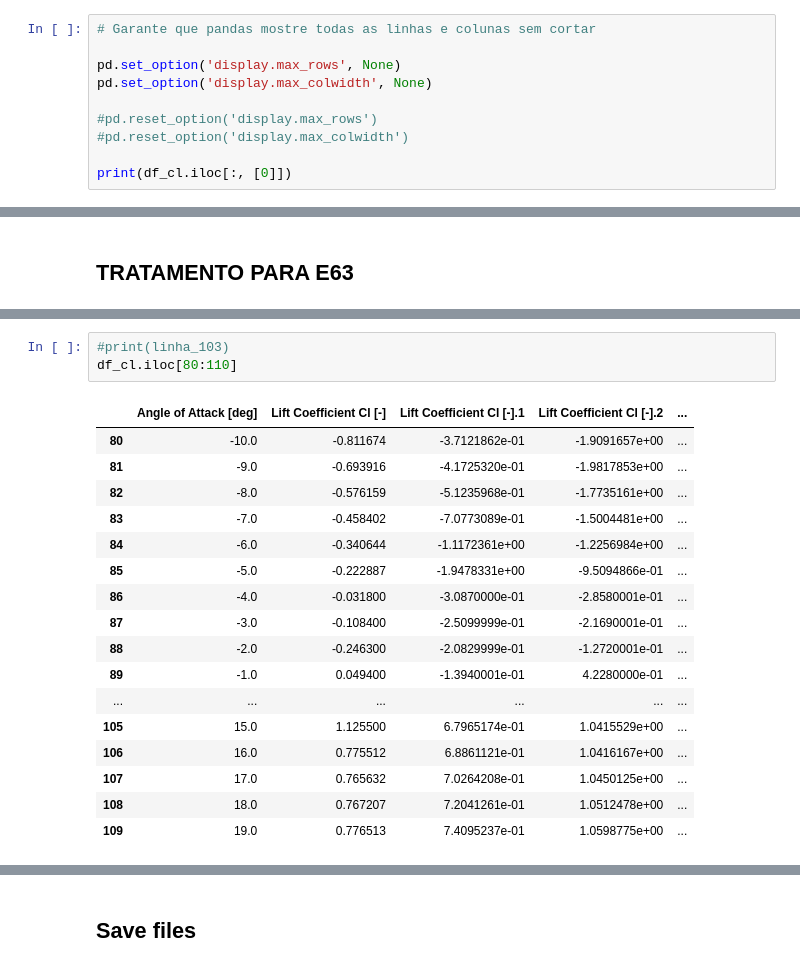
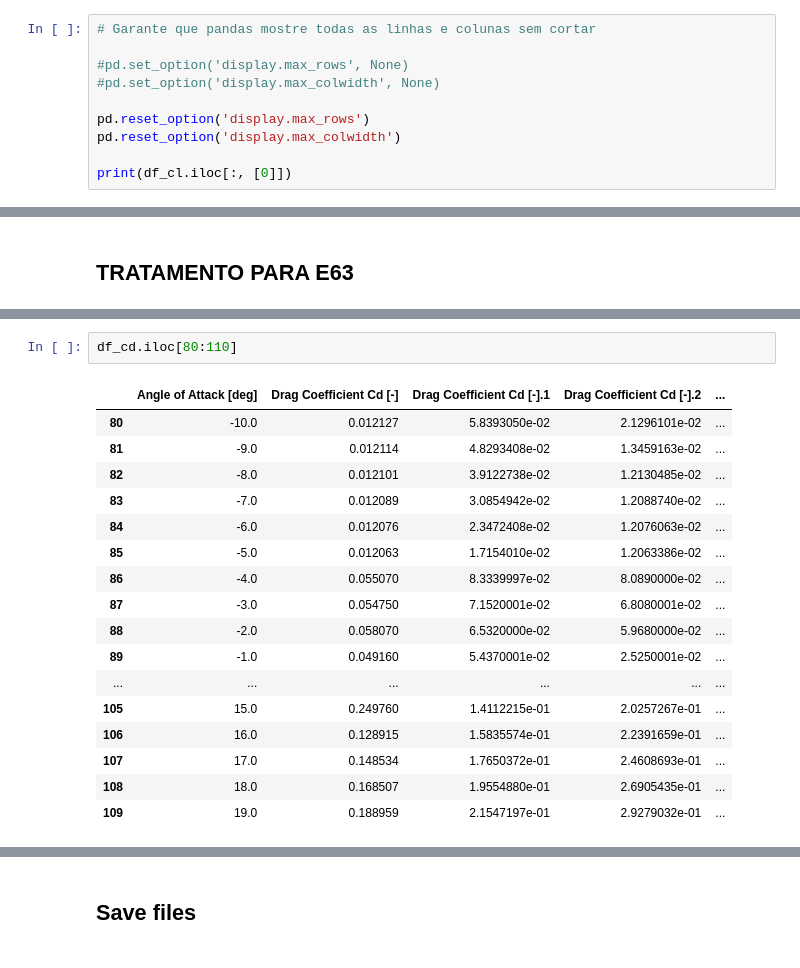
Before and after one commit to Pedro-pb-coder/polars.Qblade, a Jupyter notebook: polares.all.ipynb, the cells around one changed output, grey strips where cells are left out. Drawn from its saved outputs; the diff is of its cells as text.

```diff
--- a/polares.all.ipynb
+++ b/polares.all.ipynb
@@ -46,11 +46,11 @@ df_cl.head(6)
 # %%
 # Garante que pandas mostre todas as linhas e colunas sem cortar
 
-pd.set_option('display.max_rows', None)
-pd.set_option('display.max_colwidth', None)
+#pd.set_option('display.max_rows', None)
+#pd.set_option('display.max_colwidth', None)
 
-#pd.reset_option('display.max_rows')
-#pd.reset_option('display.max_colwidth')
+pd.reset_option('display.max_rows')
+pd.reset_option('display.max_colwidth')
 
 print(df_cl.iloc[:, [0]])
 # %% [output]
@@ -555,21 +611,20 @@ Linhas 13 e 14 interpoladas entre linhas 102 e 103 inseridas com sucesso.
 # %%
-#print(linha_103)
-df_cl.iloc[80:110]
+df_cd.iloc[80:110]
 # %% [output]
-|  | Angle of Attack [deg] | Lift Coefficient Cl [-] | Lift Coefficient Cl [-].1 | Lift Coefficient Cl [-].2 | ... |
-| 80 | -10.0 | -0.811674 | -3.7121862e-01 | -1.9091657e+00 | ... |
-| 81 | -9.0 | -0.693916 | -4.1725320e-01 | -1.9817853e+00 | ... |
-| 82 | -8.0 | -0.576159 | -5.1235968e-01 | -1.7735161e+00 | ... |
-| 83 | -7.0 | -0.458402 | -7.0773089e-01 | -1.5004481e+00 | ... |
-| 84 | -6.0 | -0.340644 | -1.1172361e+00 | -1.2256984e+00 | ... |
-| 85 | -5.0 | -0.222887 | -1.9478331e+00 | -9.5094866e-01 | ... |
-| 86 | -4.0 | -0.031800 | -3.0870000e-01 | -2.8580001e-01 | ... |
-| 87 | -3.0 | -0.108400 | -2.5099999e-01 | -2.1690001e-01 | ... |
-| 88 | -2.0 | -0.246300 | -2.0829999e-01 | -1.2720001e-01 | ... |
-| 89 | -1.0 | 0.049400 | -1.3940001e-01 | 4.2280000e-01 | ... |
+|  | Angle of Attack [deg] | Drag Coefficient Cd [-] | Drag Coefficient Cd [-].1 | Drag Coefficient Cd [-].2 | ... |
+| 80 | -10.0 | 0.012127 | 5.8393050e-02 | 2.1296101e-02 | ... |
+| 81 | -9.0 | 0.012114 | 4.8293408e-02 | 1.3459163e-02 | ... |
+| 82 | -8.0 | 0.012101 | 3.9122738e-02 | 1.2130485e-02 | ... |
+| 83 | -7.0 | 0.012089 | 3.0854942e-02 | 1.2088740e-02 | ... |
+| 84 | -6.0 | 0.012076 | 2.3472408e-02 | 1.2076063e-02 | ... |
+| 85 | -5.0 | 0.012063 | 1.7154010e-02 | 1.2063386e-02 | ... |
+| 86 | -4.0 | 0.055070 | 8.3339997e-02 | 8.0890000e-02 | ... |
+| 87 | -3.0 | 0.054750 | 7.1520001e-02 | 6.8080001e-02 | ... |
+| 88 | -2.0 | 0.058070 | 6.5320000e-02 | 5.9680000e-02 | ... |
+| 89 | -1.0 | 0.049160 | 5.4370001e-02 | 2.5250001e-02 | ... |
 | ... | ... | ... | ... | ... | ... |
-| 105 | 15.0 | 1.125500 | 6.7965174e-01 | 1.0415529e+00 | ... |
-| 106 | 16.0 | 0.775512 | 6.8861121e-01 | 1.0416167e+00 | ... |
-| 107 | 17.0 | 0.765632 | 7.0264208e-01 | 1.0450125e+00 | ... |
-| 108 | 18.0 | 0.767207 | 7.2041261e-01 | 1.0512478e+00 | ... |
-| 109 | 19.0 | 0.776513 | 7.4095237e-01 | 1.0598775e+00 | ... |
+| 105 | 15.0 | 0.249760 | 1.4112215e-01 | 2.0257267e-01 | ... |
+| 106 | 16.0 | 0.128915 | 1.5835574e-01 | 2.2391659e-01 | ... |
+| 107 | 17.0 | 0.148534 | 1.7650372e-01 | 2.4608693e-01 | ... |
+| 108 | 18.0 | 0.168507 | 1.9554880e-01 | 2.6905435e-01 | ... |
+| 109 | 19.0 | 0.188959 | 2.1547197e-01 | 2.9279032e-01 | ... |
```
Also changed, not shown: parts of 23 cells of this notebook.
